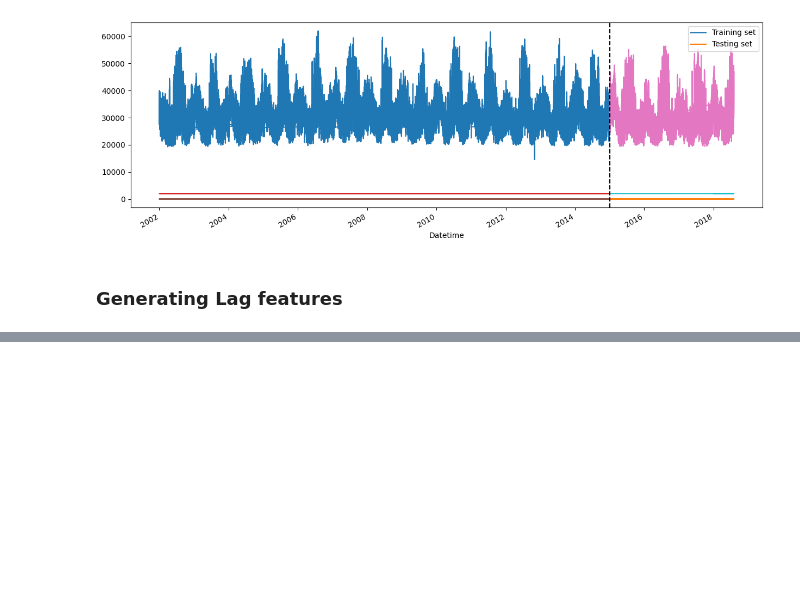
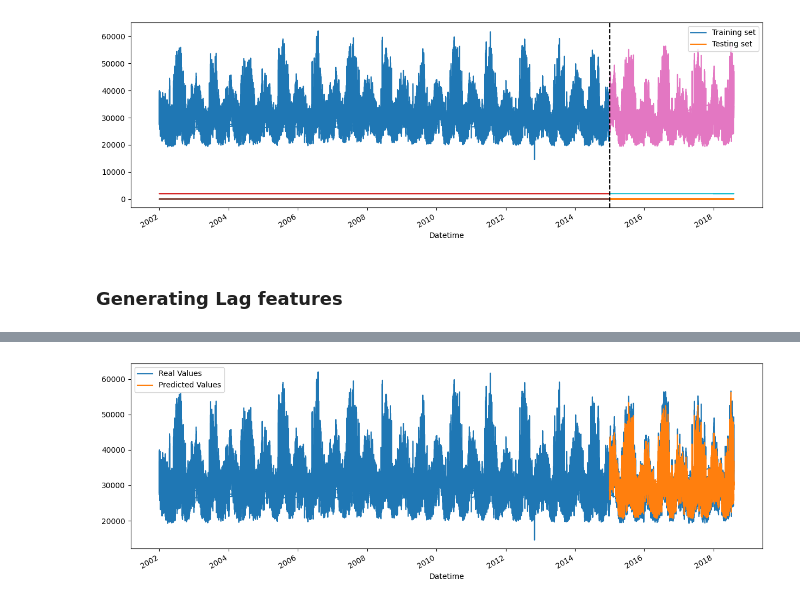
Before and after one commit to vishal-adithya/Timeseries-Power-Consumption, a Jupyter notebook: main.ipynb, the cells around one changed output, grey strips where cells are left out. Drawn from its saved outputs; the diff is of its cells as text; code cells hidden in the pictures; blank space fills up the shorter version.

```diff
--- a/main.ipynb
+++ b/main.ipynb
@@ -103,0 +174,7 @@ df.head()
+# %%
+ax = df["PJME_MW"].plot(figsize=(15,5))
+df["prediction"].plot(ax=ax)
+ax.legend(["Real Values","Predicted Values"])
+plt.show()
+# %% [output]
+[figure, added]
```
Also changed, not shown: parts of 7 cells of this notebook.
